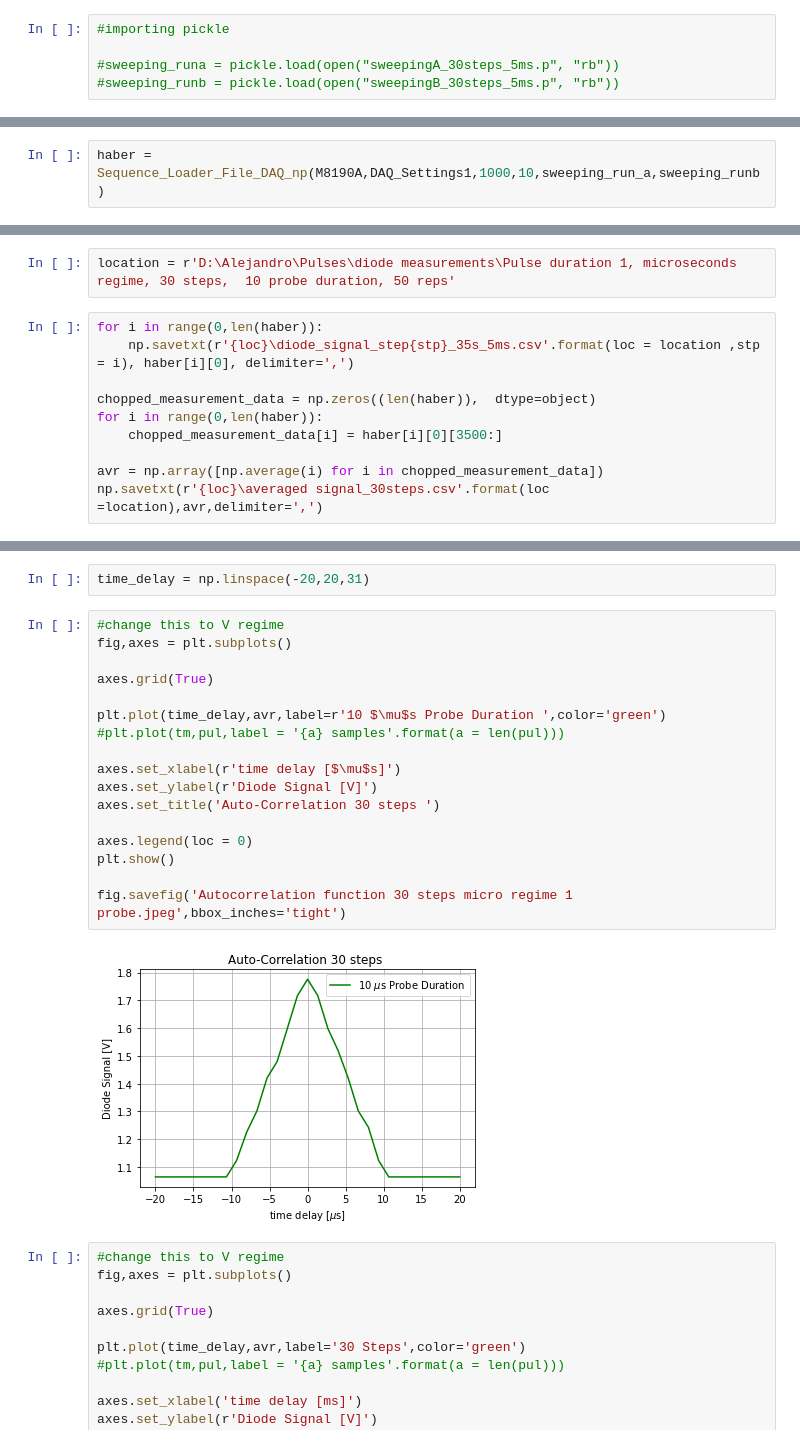
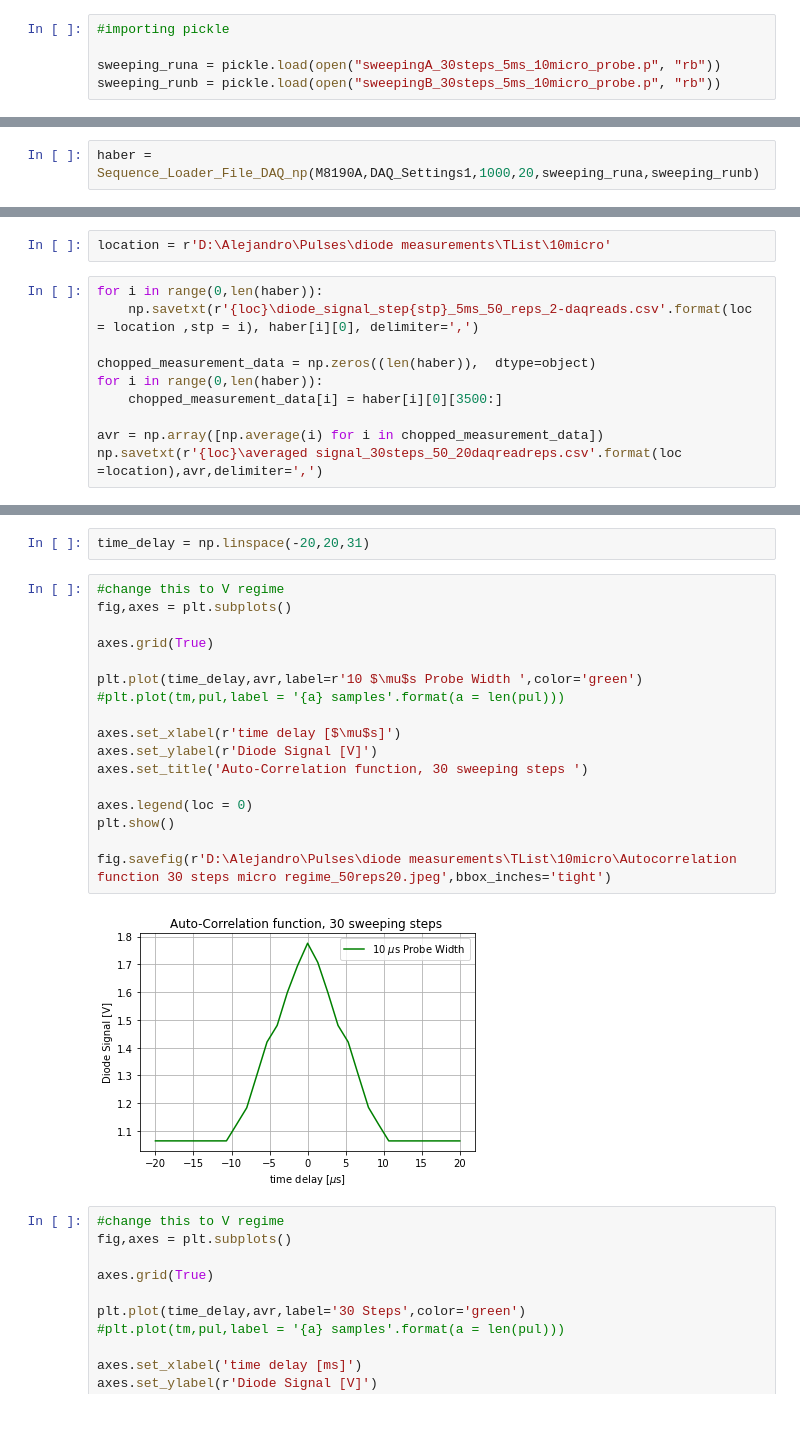
Before and after one commit to Holcan/STM, a Jupyter notebook: M8190/Measurements AutoCorrelation - microseconds.ipynb, the cells around one changed output, grey strips where cells are left out. Saved outputs shown, nothing was run; the diff lists cells and outputs as text.

Commit message:
micro and nano mesurements

```diff
--- a/M8190/Measurements AutoCorrelation - microseconds.ipynb
+++ b/M8190/Measurements AutoCorrelation - microseconds.ipynb
@@ -230,8 +230,8 @@ ResourceWarning: Enable tracemalloc to get the object allocation traceback
 # %%
 #importing pickle
 
-#sweeping_runa = pickle.load(open("sweepingA_30steps_5ms.p", "rb"))
-#sweeping_runb = pickle.load(open("sweepingB_30steps_5ms.p", "rb"))
+sweeping_runa = pickle.load(open("sweepingA_30steps_5ms_10micro_probe.p", "rb"))
+sweeping_runb = pickle.load(open("sweepingB_30steps_5ms_10micro_probe.p", "rb"))
 # %% [output]
 ResourceWarning: Enable tracemalloc to get the object allocation traceback
 ResourceWarning: Enable tracemalloc to get the object allocation traceback
@@ -260,5 +260,5 @@ sweeping_runb
 # %%
-haber = Sequence_Loader_File_DAQ_np(M8190A,DAQ_Settings1,1000,10,sweeping_run_a,sweeping_runb)
+haber = Sequence_Loader_File_DAQ_np(M8190A,DAQ_Settings1,1000,20,sweeping_runa,sweeping_runb)
 # %% [output]
 Sequence loaded with the following segment data "1,1,0,1,0,29999999,2,1,0,1,0,29999999" and the advancement method is COND
 Triggering Pulse Stoped
@@ -299,15 +299,15 @@ fig.savefig('Diode Signal time cstant = 300ms sensitivity 5mV,30seconds, 5ms sch
 # %%
-location = r'D:\Alejandro\Pulses\diode measurements\Pulse duration 1, microseconds regime, 30 steps,  10 probe duration, 50 reps'
+location = r'D:\Alejandro\Pulses\diode measurements\TList\10micro'
 # %%
 for i in range(0,len(haber)):
-    np.savetxt(r'{loc}\diode_signal_step{stp}_35s_5ms.csv'.format(loc = location ,stp = i), haber[i][0], delimiter=',')
+    np.savetxt(r'{loc}\diode_signal_step{stp}_5ms_50_reps_2-daqreads.csv'.format(loc = location ,stp = i), haber[i][0], delimiter=',')
 
 chopped_measurement_data = np.zeros((len(haber)),  dtype=object)
 for i in range(0,len(haber)):
     chopped_measurement_data[i] = haber[i][0][3500:]
 
 avr = np.array([np.average(i) for i in chopped_measurement_data])
-np.savetxt(r'{loc}\averaged signal_30steps.csv'.format(loc =location),avr,delimiter=',')
+np.savetxt(r'{loc}\averaged signal_30steps_50_20daqreadreps.csv'.format(loc =location),avr,delimiter=',')
 # %%
 np.savetxt(r'averaged signal_30steps_10micro.csv'.format(loc =location),avr,delimiter=',')
 # %%
@@ -315,22 +315,22 @@ time_delay = np.linspace(-20,20,31)
 # %%
 #change this to V regime
 fig,axes = plt.subplots()
 
 axes.grid(True)
 
-plt.plot(time_delay,avr,label=r'10 $\mu$s Probe Duration ',color='green')
+plt.plot(time_delay,avr,label=r'10 $\mu$s Probe Width ',color='green')
 #plt.plot(tm,pul,label = '{a} samples'.format(a = len(pul)))
 
 axes.set_xlabel(r'time delay [$\mu$s]')
 axes.set_ylabel(r'Diode Signal [V]')
-axes.set_title('Auto-Correlation 30 steps ')
+axes.set_title('Auto-Correlation function, 30 sweeping steps ')
 
 axes.legend(loc = 0)
 plt.show()
 
-fig.savefig('Autocorrelation function 30 steps micro regime 1 probe.jpeg',bbox_inches='tight')
+fig.savefig(r'D:\Alejandro\Pulses\diode measurements\TList\10micro\Autocorrelation function 30 steps micro regime_50reps20.jpeg',bbox_inches='tight')
 # %% [output]
-[figure, old version]
+[figure, new version]
 # %%
 #change this to V regime
 fig,axes = plt.subplots()
```
Also changed, not shown: parts of 4 cells of this notebook, 17 other files.
